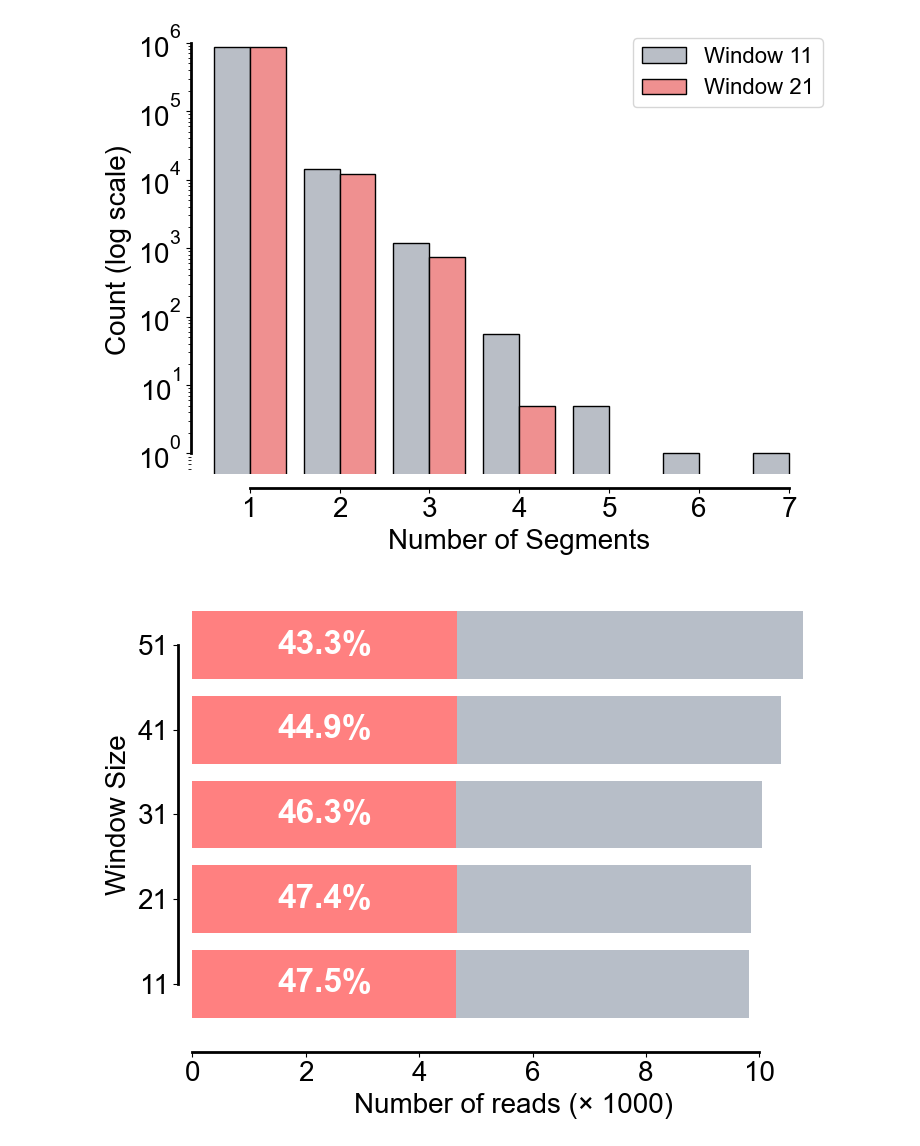
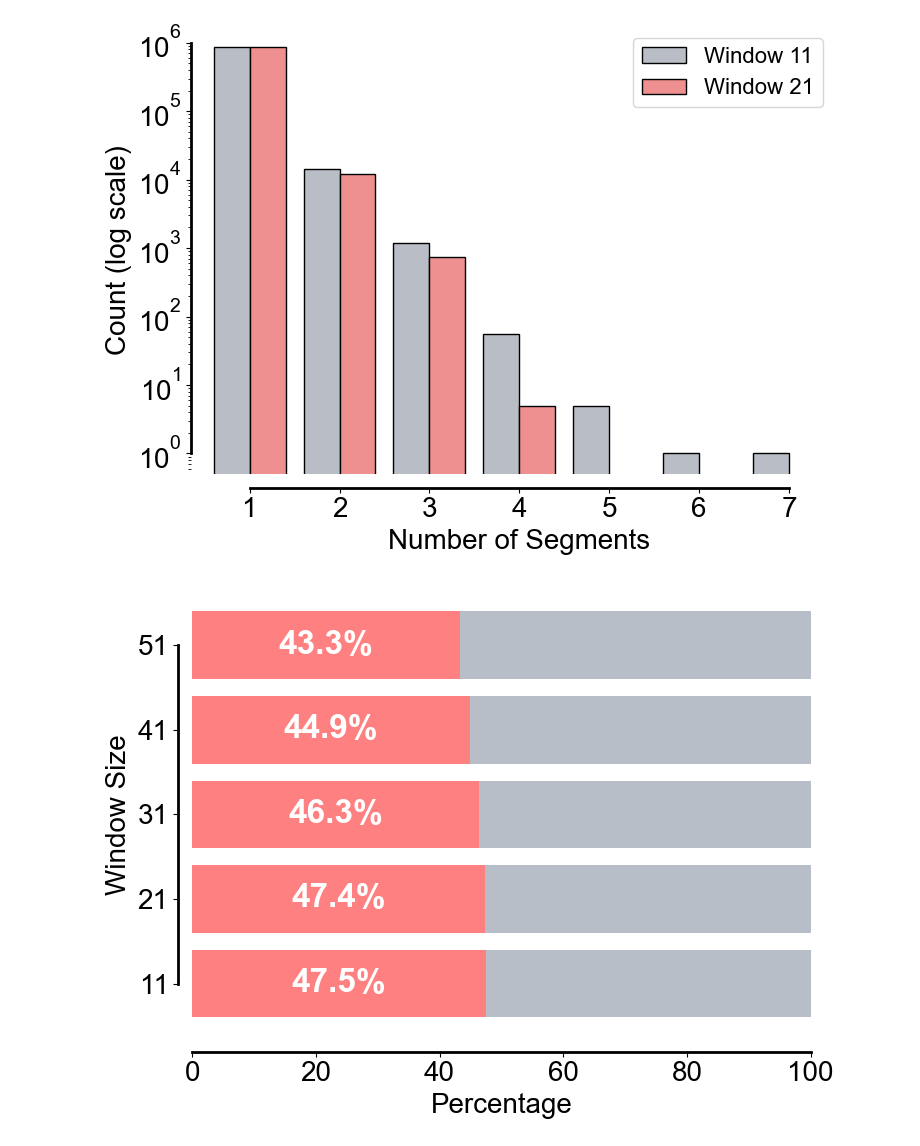
Before and after one commit to cauliyang/deepchopper-paper, a Jupyter notebook: figures/figures.ipynb, the cells around one changed output. Saved outputs shown, nothing was run; the diff lists cells and outputs as text; code cells hidden in the pictures.

Commit message:
add figures

```diff
--- a/figures/figures.ipynb
+++ b/figures/figures.ipynb
@@ -4063,32 +4063,40 @@ number_of_chimeric_reads = {
     "41": [4663, 10389],
     "51": [4665, 10776],
 }
+
 def draw_number_of_chimeri_reads(data, figsize=(8, 6), figname=None):
     fig, ax = plt.subplots(figsize=figsize)
 
     # Extract data for horizontal stacked bar chart
     window_sizes = list(data.keys())
-    support_values = [v[0]/1000 for v in data.values()]  # Divide by 1000
-    total_values = [v[1]/1000 for v in data.values()]    # Divide by 1000
-    non_support_values = [total - support for total, support in zip(total_values, support_values)]
 
-    # Create horizontal stacked bar chart
+    # Calculate percentages for each window size
+    support_percentages = [v[0]/v[1] for v in data.values()]  # Support ratio
+    non_support_percentages = [1 - ratio for ratio in support_percentages]  # Non-support ratio
+
+    # Create horizontal stacked bar chart with 100% unit length
     bar_height = 0.8
-    left_bars = ax.barh(window_sizes, support_values, bar_height, label='Support Ratio', color=g2)
-    right_bars = ax.barh(window_sizes, non_support_values, bar_height, left=support_values,
-                       label='Non-Support', color=g1)
+    left_bars = ax.barh(window_sizes, support_percentages, bar_height, label='Support Ratio', color=g2)
+    right_bars = ax.barh(window_sizes, non_support_percentages, bar_height, left=support_percentages,
+                       label='Non-Support', color=g1)  # Red color for the ratio
 
-    # Add labels and title
+    # Add labels
     ax.set_ylabel("Window Size")
-    ax.set_xlabel("Number of reads (× 1000)")
-    # ax.set_title("Support Ratio vs Total Reads by Window Size")
-    # ax.legend()
+    ax.set_xlabel("Percentage")
+    ax.set_xlim(0, 1)  # Set x-axis limits from 0 to 1 (0% to 100%)
 
-    # Add text labels for percentages
-    for i, (support, total) in enumerate(zip(support_values, total_values)):
-        # Calculate percentage using original values before division
-        percentage = (data[window_sizes[i]][0] / data[window_sizes[i]][1]) * 100
-        ax.text(support/2, i, f"{percentage:.1f}%", ha='center', va='center', color='white', fontweight='bold')
+    # Add percentage labels
+    for i, ratio in enumerate(support_percentages):
+        percentage = ratio * 100
+        ax.text(ratio/2, i, f"{percentage:.1f}%", ha='center', va='center', color='white', fontweight='bold')
+
+    # # Add total count as text on the right side
+    # for i, (_, total) in enumerate(data.values()):
+    #     ax.text(1.02, i, f"n = {total:,}", va='center')
+
+    # Set x-axis ticks to show percentages from 0 to 100
+    ax.set_xticks([0, 0.2, 0.4, 0.6, 0.8, 1.0])
+    ax.set_xticklabels(['0', '20', '40', '60', '80', '100'])
 
     sns.despine(offset=10, trim=True)
     plt.tight_layout()
@@ -4096,6 +4104,6 @@ def draw_number_of_chimeri_reads(data, figsize=(8, 6), figname=None):
     if figname is not None:
         plt.savefig(figname, dpi=300)
 # %%
-draw_number_of_chimeri_reads(number_of_chimeric_reads, figname="slide_window_number_of_chimeric_reads.pdf")
+draw_number_of_chimeri_reads(number_of_chimeric_reads, figname="slide_window_number_of_chimeric_reads2.pdf")
 # %% [output]
-[figure, old version]
+[figure, new version]
```
Also changed, not shown: 15 other files.
